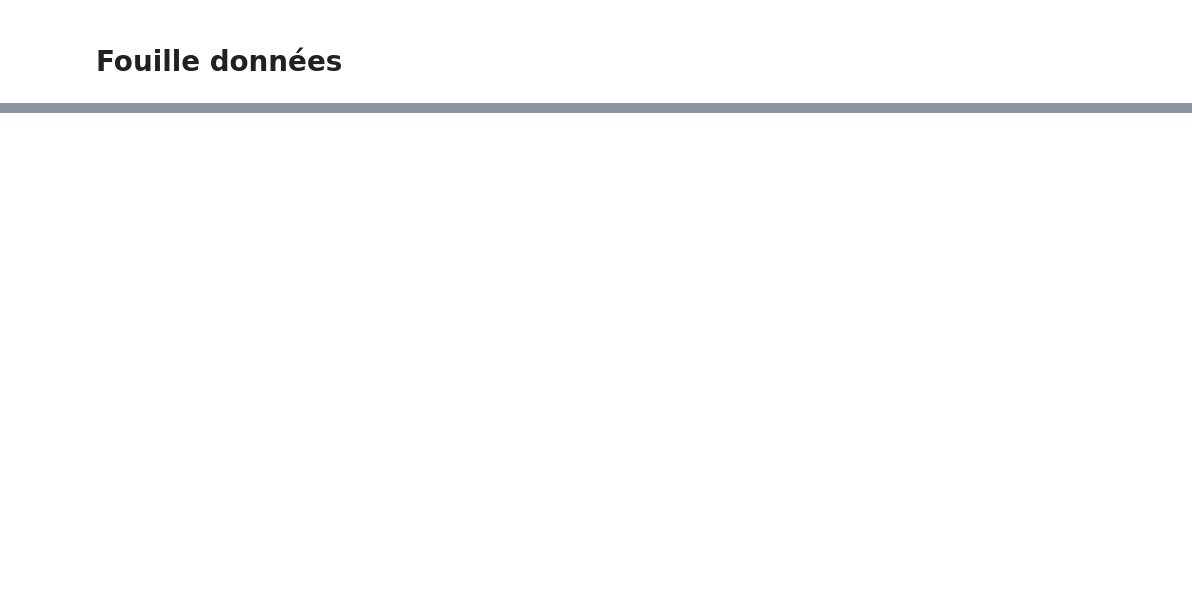
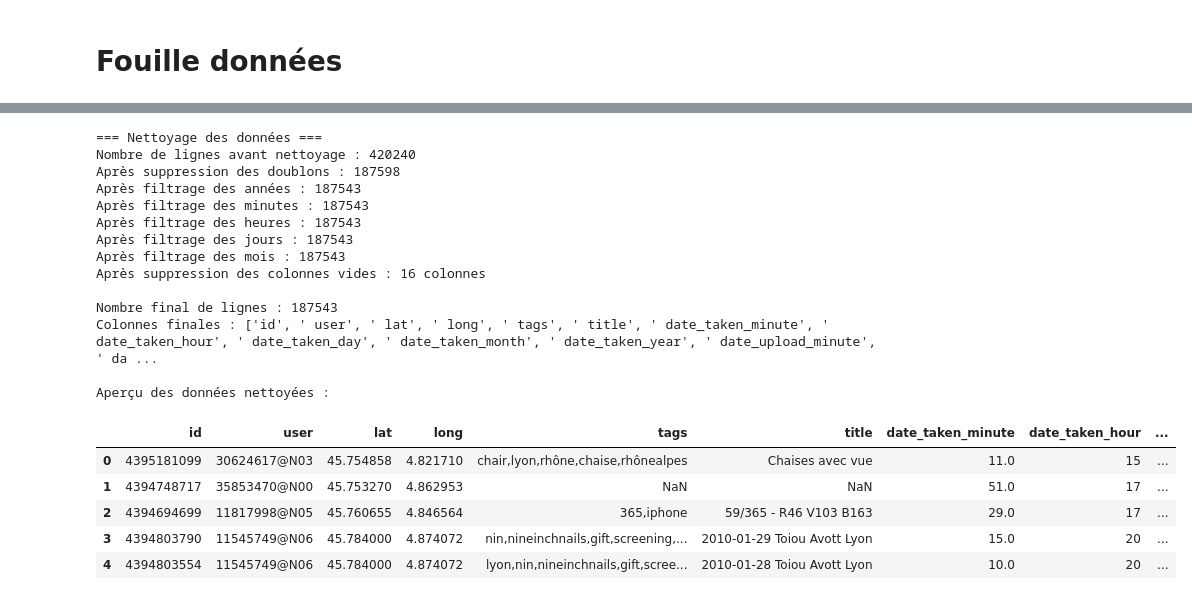
Before and after one commit to nathanvanneste/GrandLyon-DataMiningProject, a Jupyter notebook: Projet.ipynb, the cells around one changed output, grey strips where cells are left out. Drawn from its saved outputs; the diff is of its cells as text; code cells hidden in the pictures; blank space fills up the shorter version.

```diff
--- a/Projet.ipynb
+++ b/Projet.ipynb
@@ -63,0 +254,64 @@ display(df.isnull().sum())
+# %%
+# Nettoyage des données basé sur l'analyse
+
+print("=== Nettoyage des données ===")
+print(f"Nombre de lignes avant nettoyage : {len(df)}")
+
+# 1. Supprimer les doublons
+df_clean = df.drop_duplicates()
+print(f"Après suppression des doublons : {len(df_clean)}")
+
+# 2. Filtrer les années cohérentes (entre 1900 et 2026, par exemple)
+df_clean = df_clean[(df_clean[' date_taken_year'] >= 1900) & (df_clean[' date_taken_year'] <= 2026)]
+print(f"Après filtrage des années : {len(df_clean)}")
+
+# 3. Filtrer les minutes cohérentes
+df_clean = df_clean[(df_clean[' date_taken_minute'] >= 0) & (df_clean[' date_taken_minute'] <= 59)]
+print(f"Après filtrage des minutes : {len(df_clean)}")
+
+# 4. Filtrer les heures cohérentes
+df_clean = df_clean[(df_clean[' date_taken_hour'] >= 0) & (df_clean[' date_taken_hour'] <= 23)]
+print(f"Après filtrage des heures : {len(df_clean)}")
+
+# 5. Filtrer les jours cohérents
+df_clean = df_clean[(df_clean[' date_taken_day'] >= 1) & (df_clean[' date_taken_day'] <= 31)]
+print(f"Après filtrage des jours : {len(df_clean)}")
+
+# 6. Filtrer les mois cohérents
+df_clean = df_clean[(df_clean[' date_taken_month'] >= 1) & (df_clean[' date_taken_month'] <= 12)]
+print(f"Après filtrage des mois : {len(df_clean)}")
+
+# 7. Optionnel : Supprimer les colonnes presque vides (Unnamed)
+df_clean = df_clean.drop(columns=[col for col in df_clean.columns if col.startswith('Unnamed')])
+print(f"Après suppression des colonnes vides : {len(df_clean.columns)} colonnes")
+
+print(f"\nNombre final de lignes : {len(df_clean)}")
+print("Colonnes finales :", df_clean.columns.tolist())
+
+# Afficher un aperçu des données nettoyées
+print("\nAperçu des données nettoyées :")
+display(df_clean.head())
+
+# Sauvegarder les données nettoyées (optionnel)
+# df_clean.to_csv('flickr_data_cleaned.csv', index=False)
+# %% [output]
+=== Nettoyage des données ===
+Nombre de lignes avant nettoyage : 420240
+Après suppression des doublons : 187598
+Après filtrage des années : 187543
+Après filtrage des minutes : 187543
+Après filtrage des heures : 187543
+Après filtrage des jours : 187543
+Après filtrage des mois : 187543
+Après suppression des colonnes vides : 16 colonnes
+
+Nombre final de lignes : 187543
+Colonnes finales : ['id', ' user', ' lat', ' long', ' tags', ' title', ' date_taken_minute', ' date_taken_hour', ' date_taken_day', ' date_taken_month', ' date_taken_year', ' date_upload_minute', ' da ...
+
+Aperçu des données nettoyées :
+|  | id | user | lat | long | tags | title | date_taken_minute | date_taken_hour | ... |
+| 0 | 4395181099 | 30624617@N03 | 45.754858 | 4.821710 | chair,lyon,rhône,chaise,rhônealpes | Chaises avec vue | 11.0 | 15 | ... |
+| 1 | 4394748717 | 35853470@N00 | 45.753270 | 4.862953 | NaN | NaN | 51.0 | 17 | ... |
+| 2 | 4394694699 | 11817998@N05 | 45.760655 | 4.846564 | 365,iphone | 59/365 - R46 V103 B163 | 29.0 | 17 | ... |
+| 3 | 4394803790 | 11545749@N06 | 45.784000 | 4.874072 | nin,nineinchnails,gift,screening,... | 2010-01-29 Toiou Avott Lyon | 15.0 | 20 | ... |
+| 4 | 4394803554 | 11545749@N06 | 45.784000 | 4.874072 | lyon,nin,nineinchnails,gift,scree... | 2010-01-28 Toiou Avott Lyon | 10.0 | 20 | ... |
```
Also changed, not shown: parts of 10 cells of this notebook.
